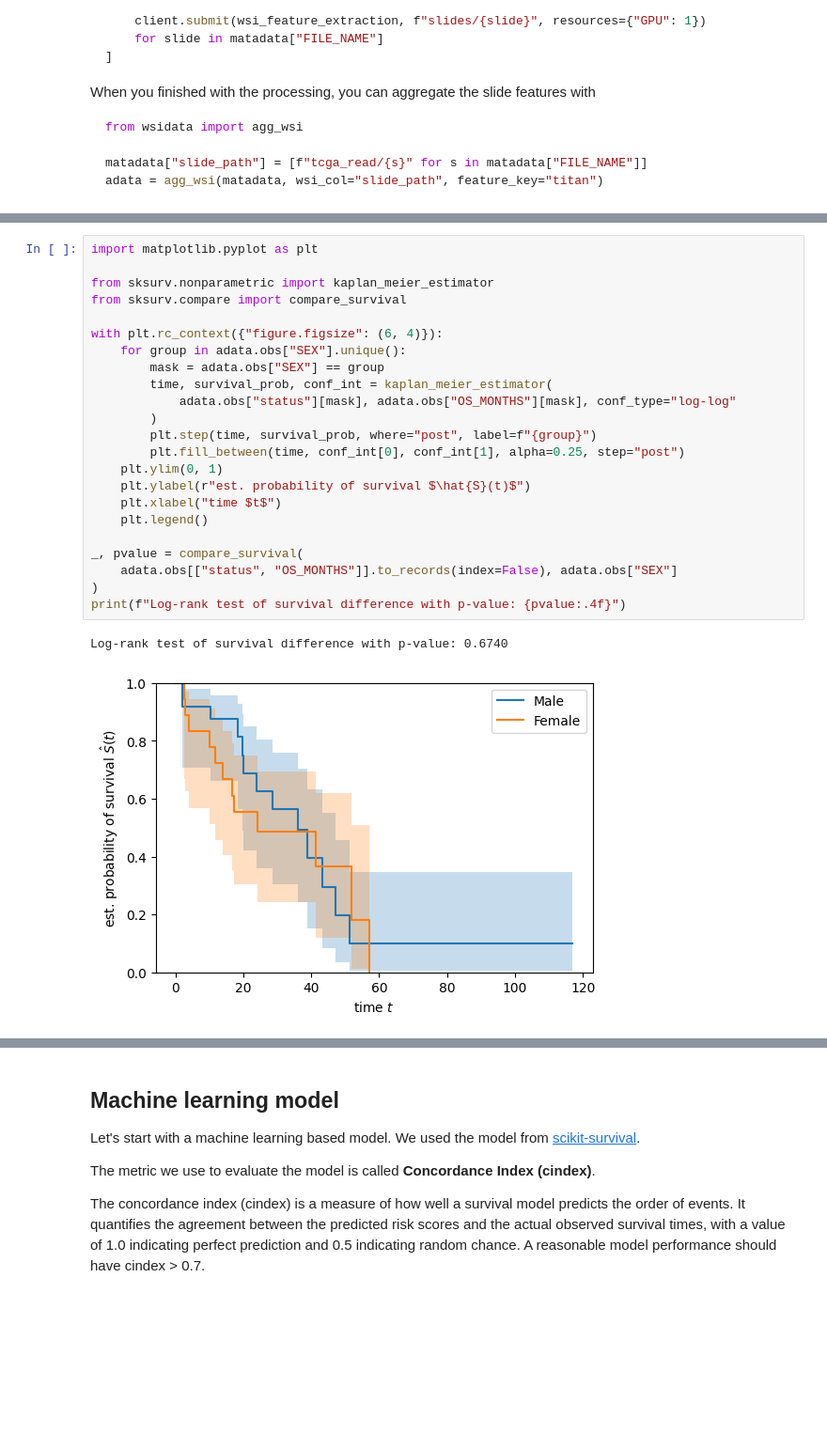
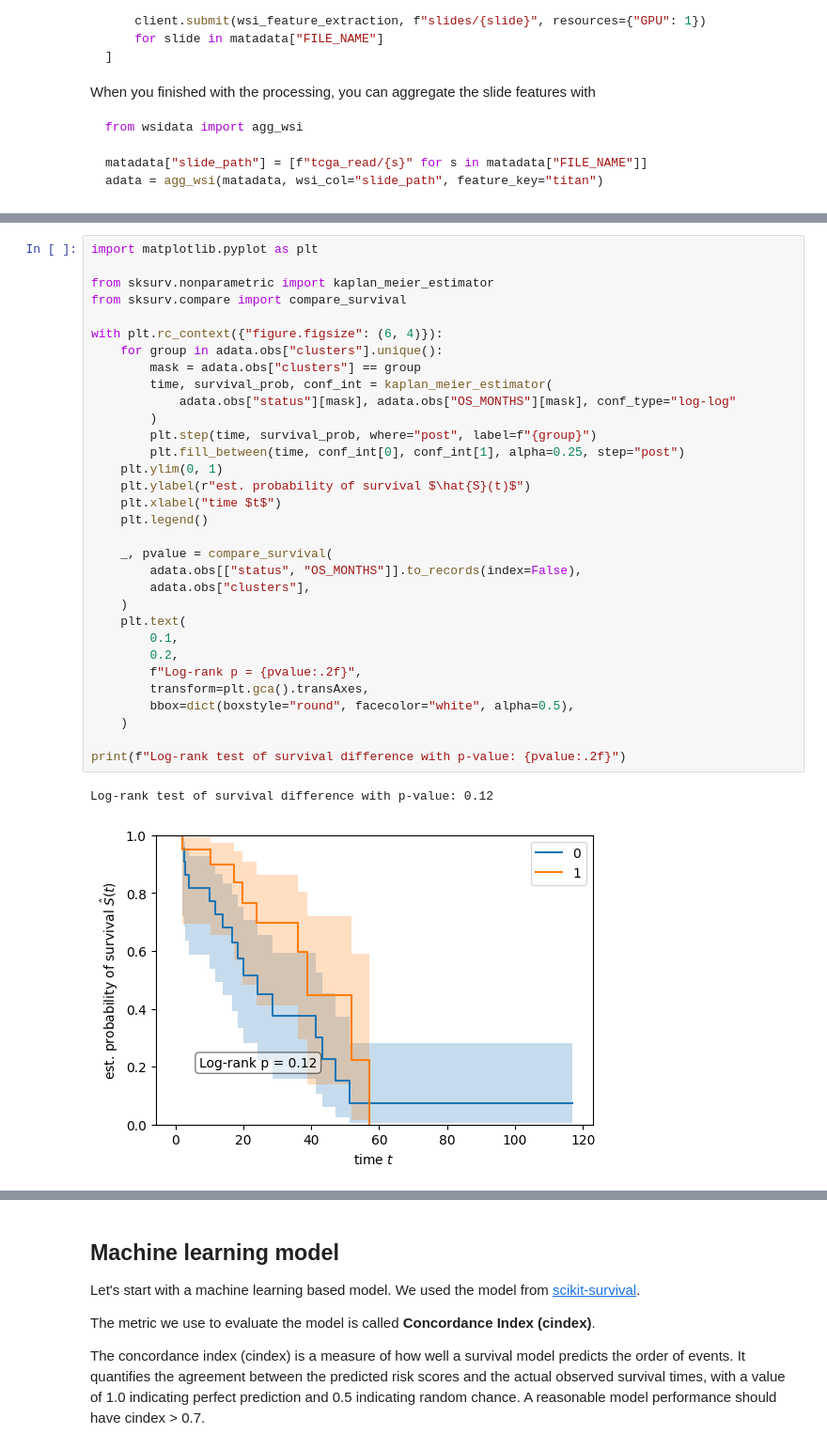
Before and after one commit to rendeirolab/lazyslide-tutorials, a Jupyter notebook: tutorials/survival_prediction.ipynb, the cells around one changed output, grey strips where cells are left out. Shown at 94% size. Saved outputs shown, nothing was run; the diff lists cells and outputs as text; blank space fills up the shorter version.

```diff
--- a/tutorials/survival_prediction.ipynb
+++ b/tutorials/survival_prediction.ipynb
@@ -156,27 +153,36 @@ To compare the survival difference between two groups, a log-rank test is usuall
 # %%
 import matplotlib.pyplot as plt
 
 from sksurv.nonparametric import kaplan_meier_estimator
 from sksurv.compare import compare_survival
 
 with plt.rc_context({"figure.figsize": (6, 4)}):
-    for group in adata.obs["SEX"].unique():
-        mask = adata.obs["SEX"] == group
+    for group in adata.obs["clusters"].unique():
+        mask = adata.obs["clusters"] == group
         time, survival_prob, conf_int = kaplan_meier_estimator(
             adata.obs["status"][mask], adata.obs["OS_MONTHS"][mask], conf_type="log-log"
         )
         plt.step(time, survival_prob, where="post", label=f"{group}")
         plt.fill_between(time, conf_int[0], conf_int[1], alpha=0.25, step="post")
     plt.ylim(0, 1)
     plt.ylabel(r"est. probability of survival $\hat{S}(t)$")
     plt.xlabel("time $t$")
     plt.legend()
 
-_, pvalue = compare_survival(
-    adata.obs[["status", "OS_MONTHS"]].to_records(index=False), adata.obs["SEX"]
-)
-print(f"Log-rank test of survival difference with p-value: {pvalue:.4f}")
+    _, pvalue = compare_survival(
+        adata.obs[["status", "OS_MONTHS"]].to_records(index=False),
+        adata.obs["clusters"],
+    )
+    plt.text(
+        0.1,
+        0.2,
+        f"Log-rank p = {pvalue:.2f}",
+        transform=plt.gca().transAxes,
+        bbox=dict(boxstyle="round", facecolor="white", alpha=0.5),
+    )
+
+print(f"Log-rank test of survival difference with p-value: {pvalue:.2f}")
 # %% [output]
-Log-rank test of survival difference with p-value: 0.6740
+Log-rank test of survival difference with p-value: 0.12
-[figure, old version]
+[figure, new version]
 # %% [markdown]
```
Also changed, not shown: parts of 13 cells of this notebook, 1 other file.
